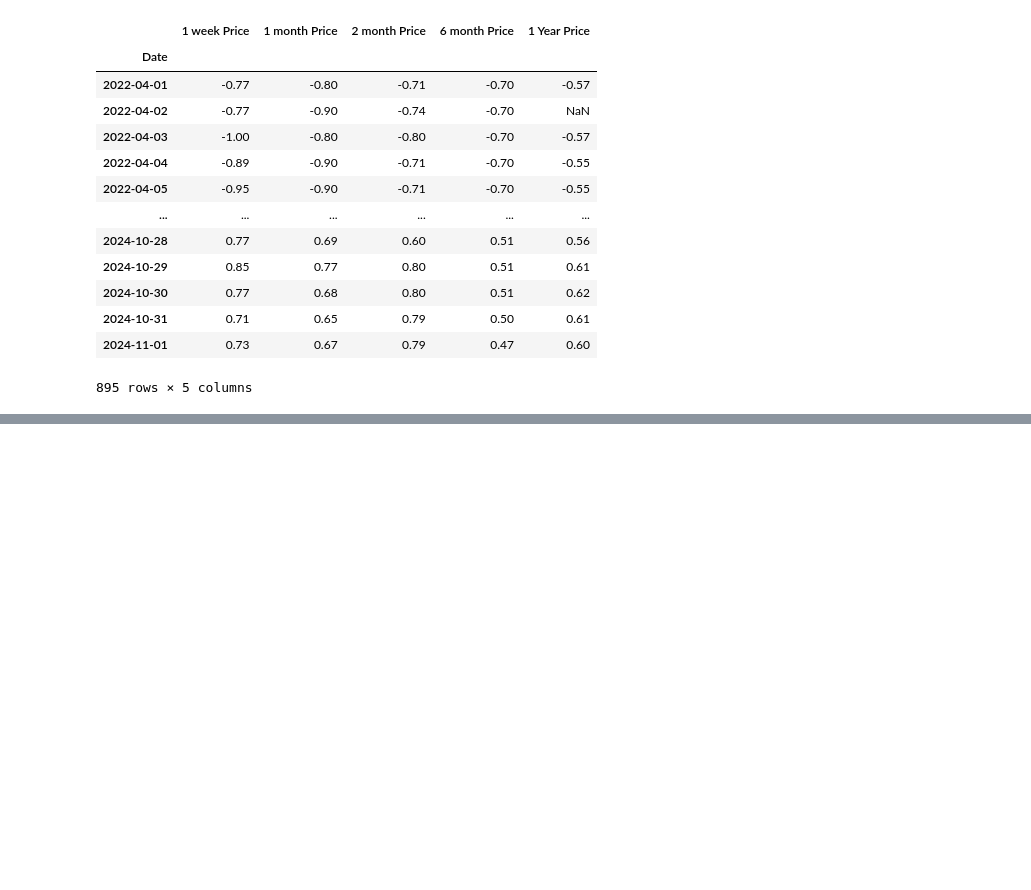
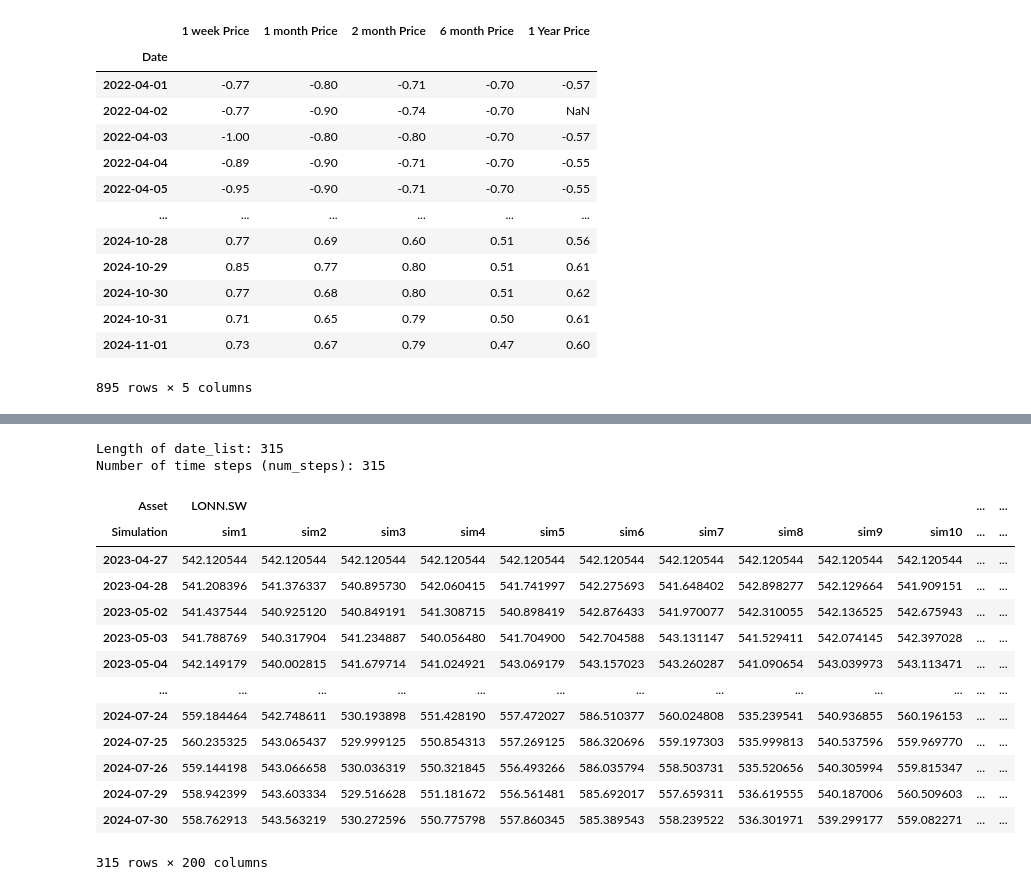
Before and after one commit to weiyuanoh/MH4518, a Jupyter notebook: WY/Model Notebooks/InterestRate.ipynb, the cells around one changed output, grey strips where cells are left out. Saved outputs shown, nothing was run; the diff lists cells and outputs as text; code cells hidden in the pictures; blank space fills up the shorter version.

```diff
--- a/WY/Model Notebooks/InterestRate.ipynb
+++ b/WY/Model Notebooks/InterestRate.ipynb
@@ -188,0 +322,19 @@ KeyboardInterrupt:
+# %%
+multi_asset_gbm(data = data, fdos = cs.initial_fixing_date, nsims=100, r_paths=r_paths)
+# %% [output]
+Length of date_list: 315
+Number of time steps (num_steps): 315
+| Asset | LONN.SW |  |  |  |  |  |  |  |  |  | ... | ... |
+| Simulation | sim1 | sim2 | sim3 | sim4 | sim5 | sim6 | sim7 | sim8 | sim9 | sim10 | ... | ... |
+| 2023-04-27 | 542.120544 | 542.120544 | 542.120544 | 542.120544 | 542.120544 | 542.120544 | 542.120544 | 542.120544 | 542.120544 | 542.120544 | ... | ... |
+| 2023-04-28 | 541.208396 | 541.376337 | 540.895730 | 542.060415 | 541.741997 | 542.275693 | 541.648402 | 542.898277 | 542.129664 | 541.909151 | ... | ... |
+| 2023-05-02 | 541.437544 | 540.925120 | 540.849191 | 541.308715 | 540.898419 | 542.876433 | 541.970077 | 542.310055 | 542.136525 | 542.675943 | ... | ... |
+| 2023-05-03 | 541.788769 | 540.317904 | 541.234887 | 540.056480 | 541.704900 | 542.704588 | 543.131147 | 541.529411 | 542.074145 | 542.397028 | ... | ... |
+| 2023-05-04 | 542.149179 | 540.002815 | 541.679714 | 541.024921 | 543.069179 | 543.157023 | 543.260287 | 541.090654 | 543.039973 | 543.113471 | ... | ... |
+| ... | ... | ... | ... | ... | ... | ... | ... | ... | ... | ... | ... | ... |
+| 2024-07-24 | 559.184464 | 542.748611 | 530.193898 | 551.428190 | 557.472027 | 586.510377 | 560.024808 | 535.239541 | 540.936855 | 560.196153 | ... | ... |
+| 2024-07-25 | 560.235325 | 543.065437 | 529.999125 | 550.854313 | 557.269125 | 586.320696 | 559.197303 | 535.999813 | 540.537596 | 559.969770 | ... | ... |
+| 2024-07-26 | 559.144198 | 543.066658 | 530.036319 | 550.321845 | 556.493266 | 586.035794 | 558.503731 | 535.520656 | 540.305994 | 559.815347 | ... | ... |
+| 2024-07-29 | 558.942399 | 543.603334 | 529.516628 | 551.181672 | 556.561481 | 585.692017 | 557.659311 | 536.619555 | 540.187006 | 560.509603 | ... | ... |
+| 2024-07-30 | 558.762913 | 543.563219 | 530.272596 | 550.775798 | 557.860345 | 585.389543 | 558.239522 | 536.301971 | 539.299177 | 559.082271 | ... | ... |
+315 rows × 200 columns
```
Also changed, not shown: parts of 19 cells of this notebook, 6 other files.
